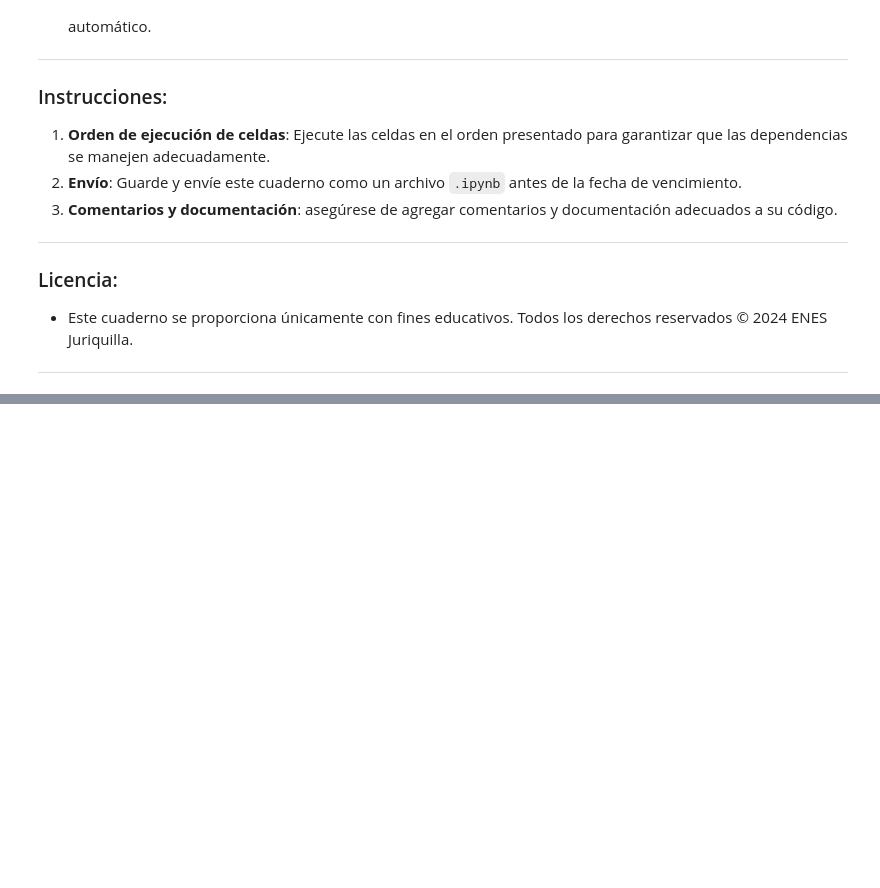
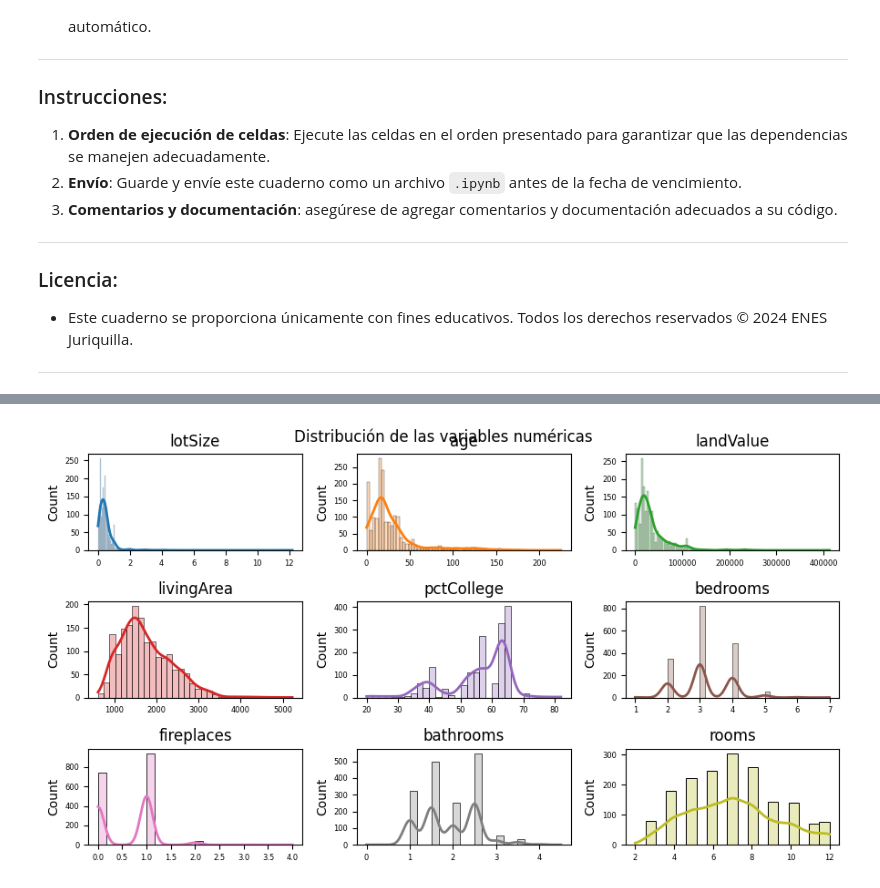
Before and after one commit to jesolisp/Curso-Introduccion-Aprendizaje-Automatico, a Jupyter notebook: docs/JESP_02_Modelos_regresion.ipynb, the cells around one changed output, grey strips where cells are left out. Saved outputs shown, nothing was run; the diff lists cells and outputs as text; code cells hidden in the pictures; blank space fills up the shorter version.

```diff
--- a/docs/JESP_02_Modelos_regresion.ipynb
+++ b/docs/JESP_02_Modelos_regresion.ipynb
@@ -71,0 +127,4 @@ The Boston housing prices dataset has an ethical problem: as
+# %%
+# 1. Importamos la base de datos de Corvetti
+database = pd.read_csv('./datasets/Saratoga_Houses/SaratogaHouses.csv')
+database.head() # mostramos las primeras 5 entradas de la base de datos
@@ -71,0 +180,30 @@ The Boston housing prices dataset has an ethical problem: as
+# %%
+# 4. Distribución de las variables numéricas
+fig, axes = plt.subplots(nrows=3, ncols=3, figsize=(9, 5))
+axes = axes.flat
+
+numeric_columns = database.select_dtypes(include=['float64', 'int']).columns
+numeric_columns = numeric_columns.drop('price')
+
+for k, colum in enumerate(numeric_columns):
+    sns.histplot(
+        data     = database,
+        x        = colum,
+        stat     = "count",
+        kde      = True,
+        color    = (list(plt.rcParams['axes.prop_cycle'])*2)[k]["color"],
+        line_kws = {'linewidth': 2},
+        alpha    = 0.3,
+        ax       = axes[k]
+    )
+    axes[k].set_title(colum)
+    axes[k].tick_params(labelsize = 6)
+    axes[k].set_xlabel("")
+
+
+fig.tight_layout()
+plt.subplots_adjust()
+fig.suptitle('Distribución de las variables numéricas')
+plt.show()
+# %% [output]
+[figure, added]
```
Also changed, not shown: parts of 19 cells of this notebook, 1 other file.
